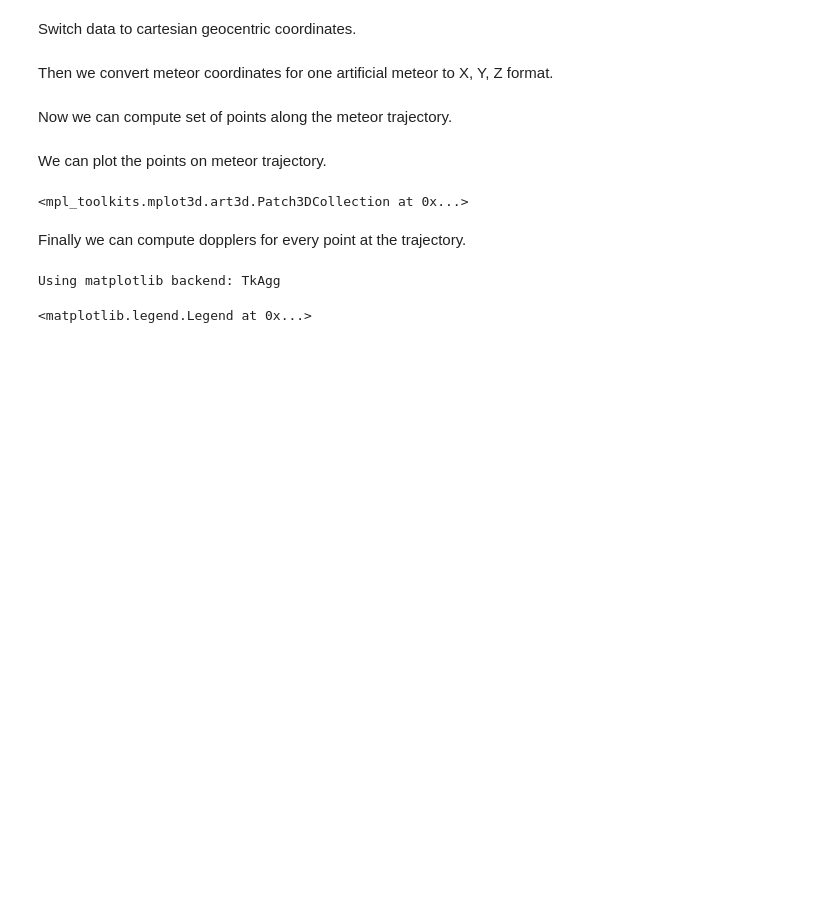
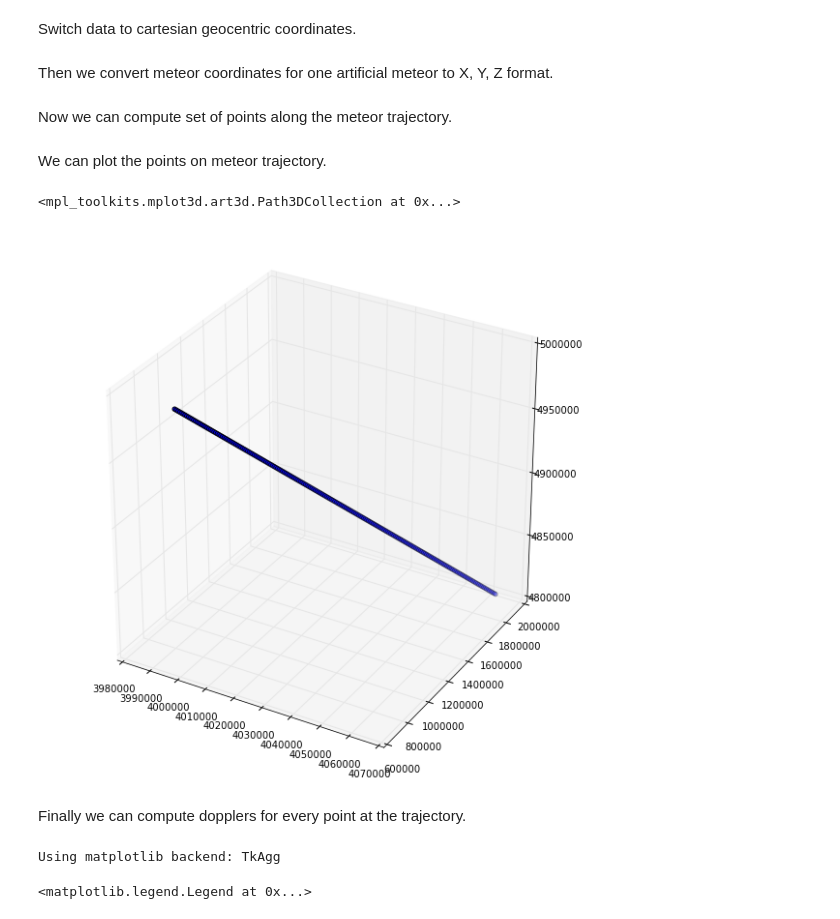
Before and after one commit to bolidozor/iPython-models, a Jupyter notebook: VOR_beacons.ipynb, the cells around one changed output. Saved outputs shown, nothing was run; the diff lists cells and outputs as text; code cells hidden in the pictures; blank space fills up the shorter version.

```diff
--- a/VOR_beacons.ipynb
+++ b/VOR_beacons.ipynb
@@ -326,11 +338,12 @@ for i in range(timesteps.size):
 # %% [markdown]
 We can plot the points on meteor trajectory.
 # %%
-fig = plt.figure()
+fig = plt.figure(figsize=(10, 10))
 ax = plt.axes(projection='3d')
 ax.scatter(met_points[:,0], met_points[:,1], met_points[:,2])
 # %% [output]
-<mpl_toolkits.mplot3d.art3d.Patch3DCollection at 0x...>
+<mpl_toolkits.mplot3d.art3d.Path3DCollection at 0x...>
+[figure, added]
 # %% [markdown]
 Finally we can compute dopplers for every point at the trajectory.
 # %%
```
Also changed, not shown: parts of 15 cells of this notebook, 1 other file.
